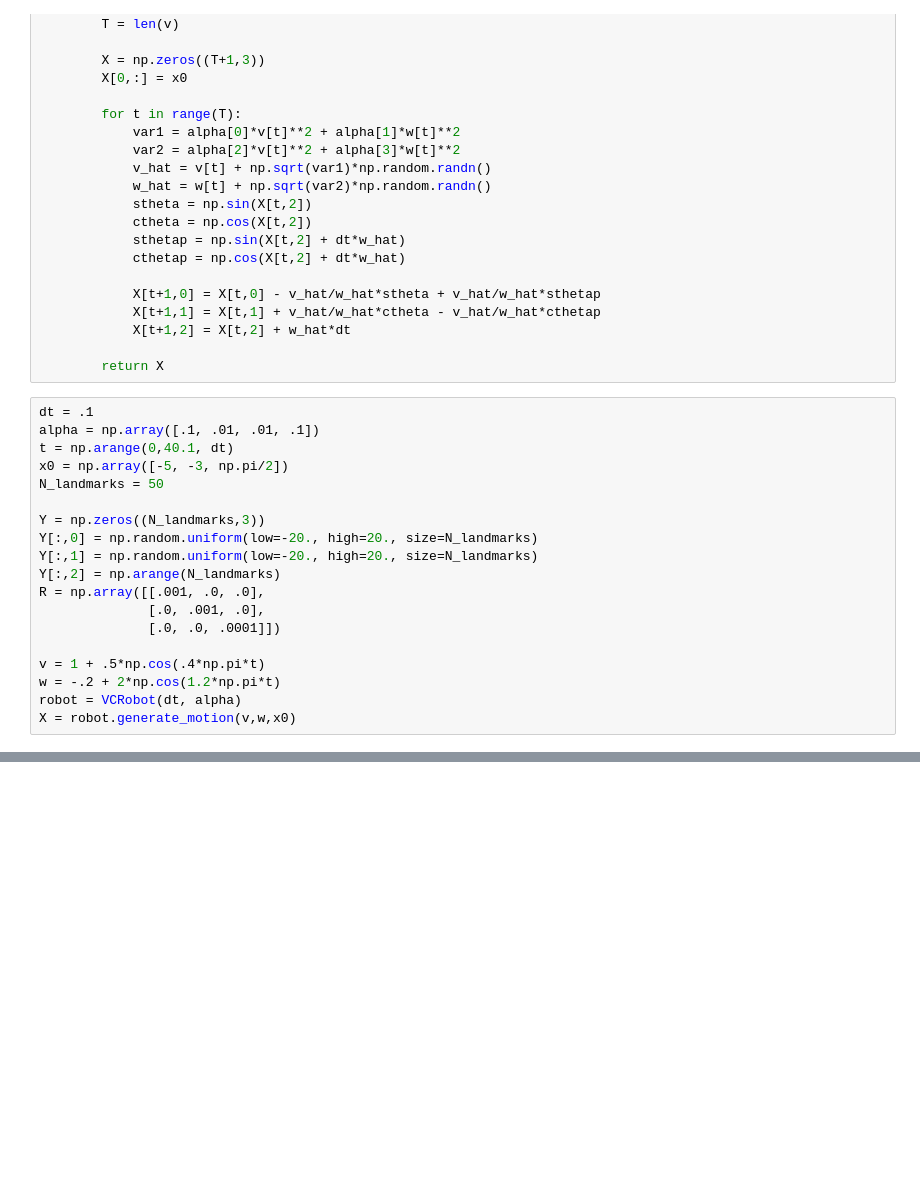
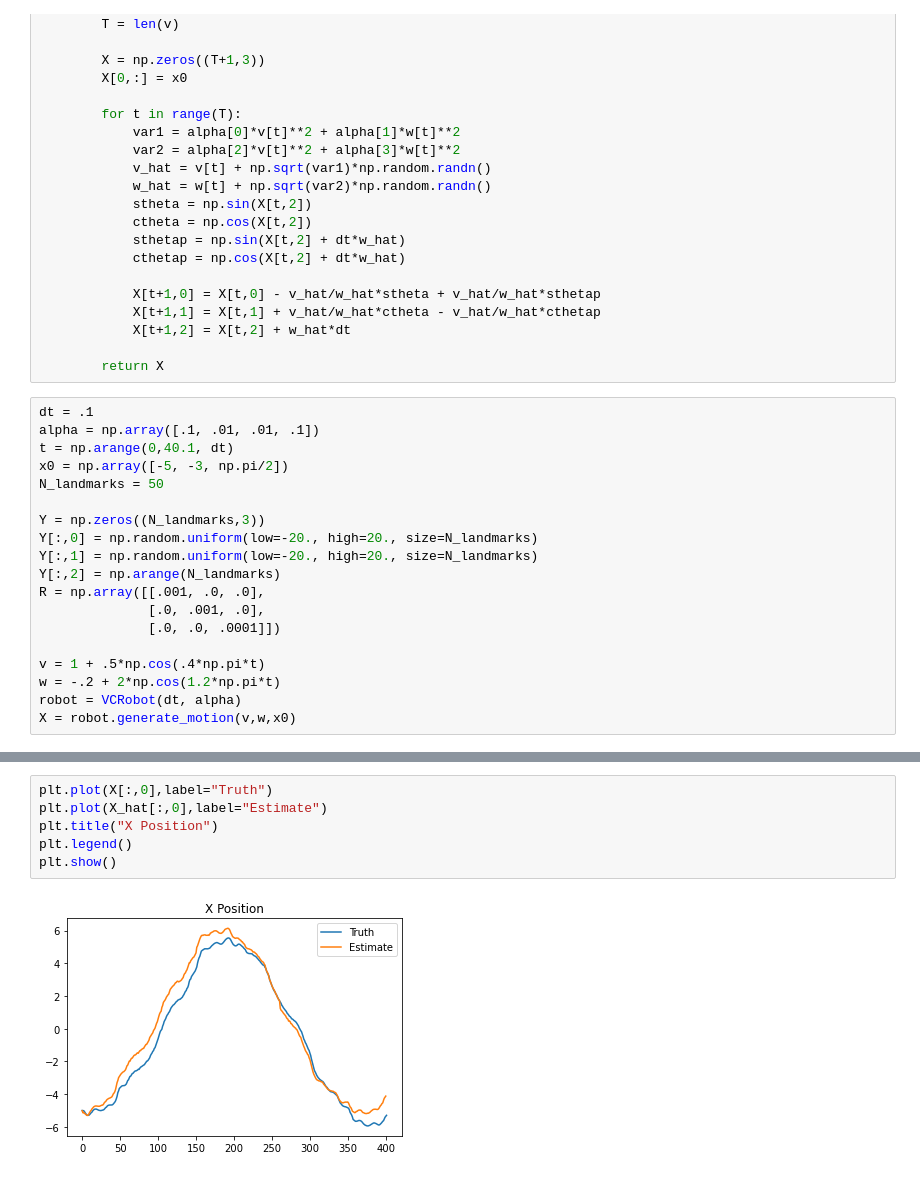
Before and after one commit to viperyl/Notes, a Jupyter notebook: ARS/Practice2/Untitled.ipynb, the cells around one changed output, grey strips where cells are left out. Saved outputs shown, nothing was run; the diff lists cells and outputs as text; blank space fills up the shorter version.

```diff
--- a/ARS/Practice2/Untitled.ipynb
+++ b/ARS/Practice2/Untitled.ipynb
@@ -85,0 +334,8 @@ fig.show()
+# %%
+plt.plot(X[:,0],label="Truth")
+plt.plot(X_hat[:,0],label="Estimate")
+plt.title("X Position")
+plt.legend()
+plt.show()
+# %% [output]
+[figure, added]
```
Also changed, not shown: parts of 12 cells of this notebook, 1 other file.
